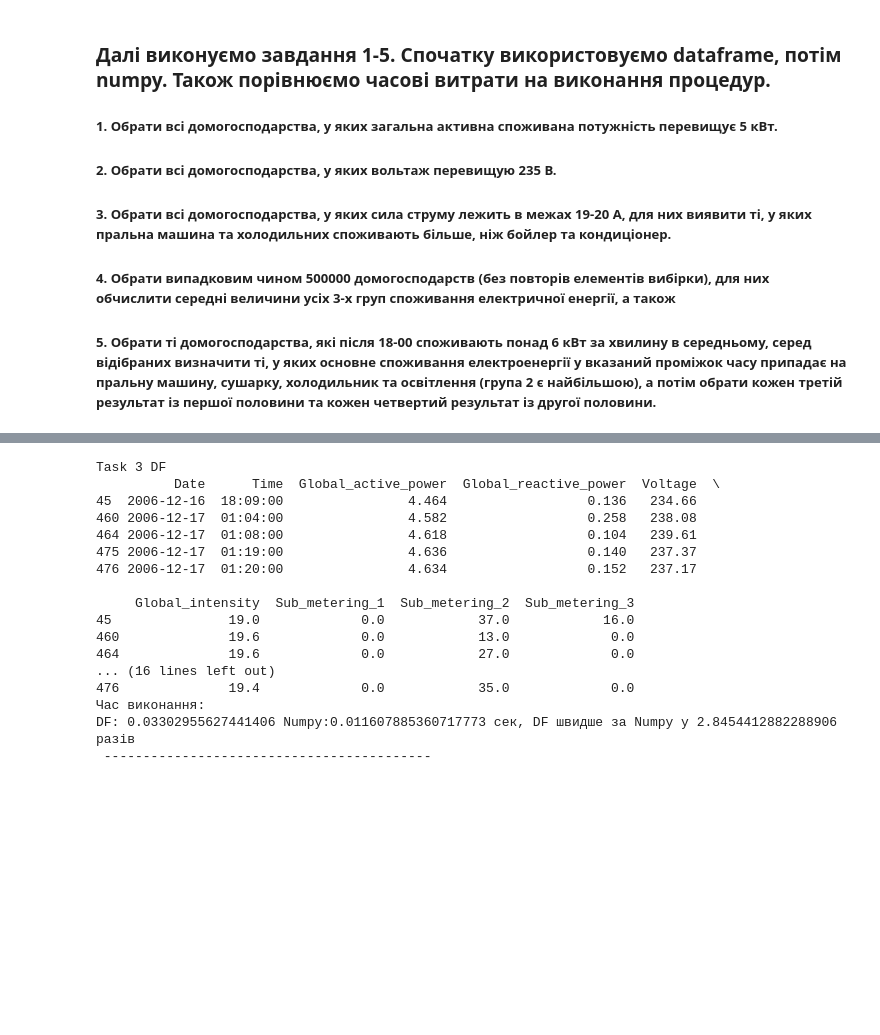
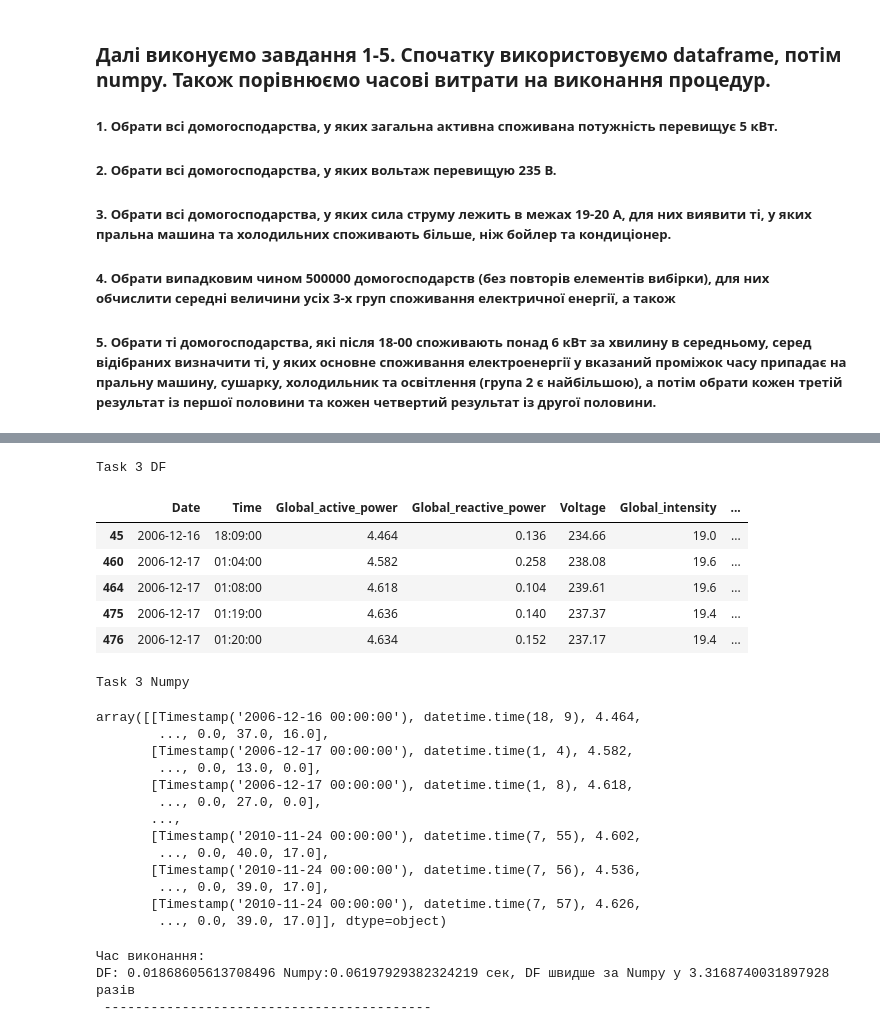
Before and after one commit to dieshie/dataanalysiscourse, a Jupyter notebook: lab41.ipynb, the cells around one changed output, grey strips where cells are left out. Drawn from its saved outputs; the diff is of its cells as text; code cells hidden in the pictures; blank space fills up the shorter version.

```diff
--- a/lab41.ipynb
+++ b/lab41.ipynb
@@ -216,34 +265,41 @@ DF: 0.08546996116638184 Numpy:0.09962701797485352 сек, DF швидше за N
 # %%
 print("\nTask 3 DF")
 start_time = time.time()
 proc_df = task3df(df)
-print(proc_df.head())
+display(proc_df.head())
 end_time = time.time() - start_time
 
 print("\nTask 3 Numpy")
 start_time_np = time.time()
-proc_df = task3numpy(df)
-print(proc_df.head())
+proc_df = task3numpy(np_arr)
+display(proc_df)
 end_time_np = time.time() - start_time_np
-print(f"Час виконання:\nDF: {end_time} Numpy:{end_time_np} сек, DF швидше за Numpy у {end_time/end_time_np} разів\n ------------------------------------------ \n")
+print(f"Час виконання:\nDF: {end_time} Numpy:{end_time_np} сек, DF швидше за Numpy у {end_time_np/end_time} разів\n ------------------------------------------ \n")
 # %% [output]
 Task 3 DF
-          Date      Time  Global_active_power  Global_reactive_power  Voltage  \
-45  2006-12-16  18:09:00                4.464                  0.136   234.66
-460 2006-12-17  01:04:00                4.582                  0.258   238.08
-464 2006-12-17  01:08:00                4.618                  0.104   239.61
-475 2006-12-17  01:19:00                4.636                  0.140   237.37
-476 2006-12-17  01:20:00                4.634                  0.152   237.17
-
-     Global_intensity  Sub_metering_1  Sub_metering_2  Sub_metering_3
-45               19.0             0.0            37.0            16.0
-460              19.6             0.0            13.0             0.0
-464              19.6             0.0            27.0             0.0
-... (16 lines left out)
-476              19.4             0.0            35.0             0.0
-Час виконання:
-DF: 0.03302955627441406 Numpy:0.011607885360717773 сек, DF швидше за Numpy у 2.8454412882288906 разів
- ------------------------------------------
+|  | Date | Time | Global_active_power | Global_reactive_power | Voltage | Global_intensity | ... |
+| 45 | 2006-12-16 | 18:09:00 | 4.464 | 0.136 | 234.66 | 19.0 | ... |
+| 460 | 2006-12-17 | 01:04:00 | 4.582 | 0.258 | 238.08 | 19.6 | ... |
+| 464 | 2006-12-17 | 01:08:00 | 4.618 | 0.104 | 239.61 | 19.6 | ... |
+| 475 | 2006-12-17 | 01:19:00 | 4.636 | 0.140 | 237.37 | 19.4 | ... |
+| 476 | 2006-12-17 | 01:20:00 | 4.634 | 0.152 | 237.17 | 19.4 | ... |
+Task 3 Numpy
+array([[Timestamp('2006-12-16 00:00:00'), datetime.time(18, 9), 4.464,
+        ..., 0.0, 37.0, 16.0],
+       [Timestamp('2006-12-17 00:00:00'), datetime.time(1, 4), 4.582,
+        ..., 0.0, 13.0, 0.0],
+       [Timestamp('2006-12-17 00:00:00'), datetime.time(1, 8), 4.618,
+        ..., 0.0, 27.0, 0.0],
+       ...,
+       [Timestamp('2010-11-24 00:00:00'), datetime.time(7, 55), 4.602,
+        ..., 0.0, 40.0, 17.0],
+       [Timestamp('2010-11-24 00:00:00'), datetime.time(7, 56), 4.536,
+        ..., 0.0, 39.0, 17.0],
+       [Timestamp('2010-11-24 00:00:00'), datetime.time(7, 57), 4.626,
+        ..., 0.0, 39.0, 17.0]], dtype=object)
+Час виконання:
+DF: 0.01868605613708496 Numpy:0.06197929382324219 сек, DF швидше за Numpy у 3.3168740031897928 разів
+ ------------------------------------------
 # %%
 print("\nTask 4 DF")
 start_time = time.time()
```
Also changed, not shown: parts of 7 cells of this notebook.
